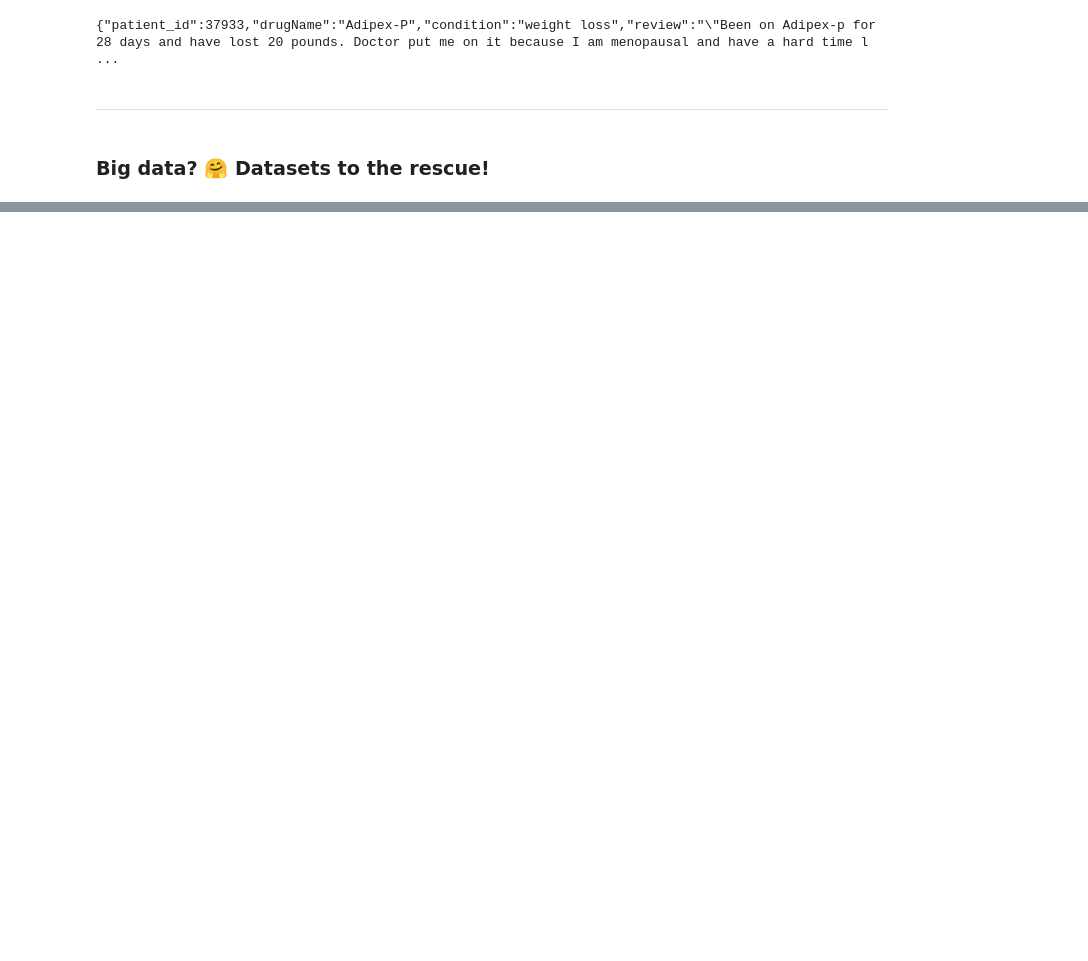
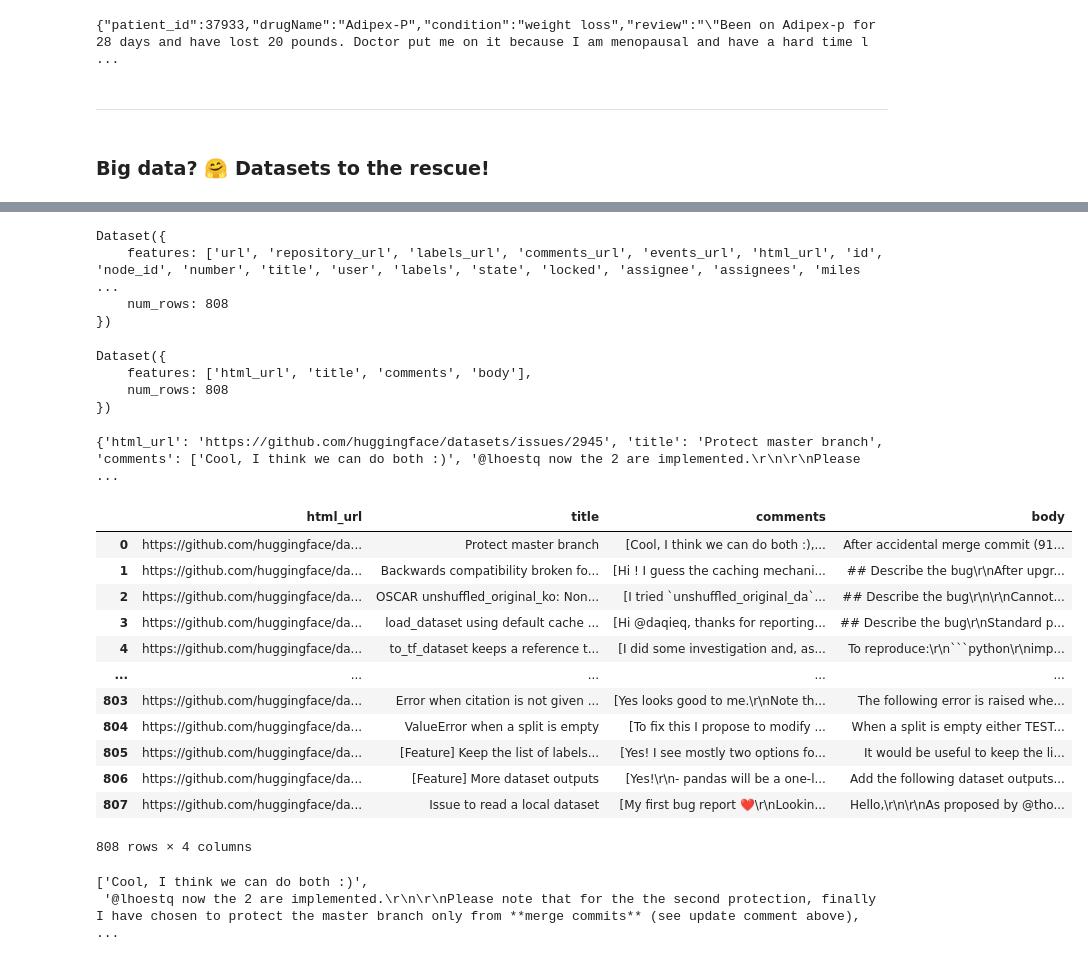
Before and after one commit to buruzaemon/hf-nlp-course, a Jupyter notebook: HF_NLP_Ch5.ipynb, the cells around one changed output, grey strips where cells are left out. Cells and saved outputs as stored; diff of their text form; code cells hidden in the pictures; blank space fills up the shorter version.

````diff
--- a/HF_NLP_Ch5.ipynb
+++ b/HF_NLP_Ch5.ipynb
@@ -798,0 +1077,5 @@ drug_dataset_reloaded = load_dataset("json", data_files=data_files)
+# %%
+from datasets import load_dataset
+
+issues_dataset = load_dataset("lewtun/github-issues", split="train")
+issues_dataset
@@ -798,0 +1088,49 @@ drug_dataset_reloaded = load_dataset("json", data_files=data_files)
+# %%
+issues_dataset = issues_dataset.filter(
+    lambda x: (x["is_pull_request"] == False and len(x["comments"]) > 0)
+)
+issues_dataset
+# %% [output]
+Dataset({
+    features: ['url', 'repository_url', 'labels_url', 'comments_url', 'events_url', 'html_url', 'id', 'node_id', 'number', 'title', 'user', 'labels', 'state', 'locked', 'assignee', 'assignees', 'miles ...
+    num_rows: 808
+})
+# %%
+columns = issues_dataset.column_names
+columns_to_keep = ["title", "body", "html_url", "comments"]
+columns_to_remove = set(columns_to_keep).symmetric_difference(columns)
+
+issues_dataset = issues_dataset.remove_columns(columns_to_remove)
+issues_dataset
+# %% [output]
+Dataset({
+    features: ['html_url', 'title', 'comments', 'body'],
+    num_rows: 808
+})
+# %%
+print(issues_dataset[0])
+# %% [output]
+{'html_url': 'https://github.com/huggingface/datasets/issues/2945', 'title': 'Protect master branch', 'comments': ['Cool, I think we can do both :)', '@lhoestq now the 2 are implemented.\r\n\r\nPlease ...
+# %%
+issues_dataset.set_format("pandas")
+df = issues_dataset[:]
+df
+# %% [output]
+|  | html_url | title | comments | body |
+| 0 | https://github.com/huggingface/da... | Protect master branch | [Cool, I think we can do both :),... | After accidental merge commit (91... |
+| 1 | https://github.com/huggingface/da... | Backwards compatibility broken fo... | [Hi ! I guess the caching mechani... | ## Describe the bug\r\nAfter upgr... |
+| 2 | https://github.com/huggingface/da... | OSCAR unshuffled_original_ko: Non... | [I tried `unshuffled_original_da`... | ## Describe the bug\r\n\r\nCannot... |
+| 3 | https://github.com/huggingface/da... | load_dataset using default cache ... | [Hi @daqieq, thanks for reporting... | ## Describe the bug\r\nStandard p... |
+| 4 | https://github.com/huggingface/da... | to_tf_dataset keeps a reference t... | [I did some investigation and, as... | To reproduce:\r\n```python\r\nimp... |
+| ... | ... | ... | ... | ... |
+| 803 | https://github.com/huggingface/da... | Error when citation is not given ... | [Yes looks good to me.\r\nNote th... | The following error is raised whe... |
+| 804 | https://github.com/huggingface/da... | ValueError when a split is empty | [To fix this I propose to modify ... | When a split is empty either TEST... |
+| 805 | https://github.com/huggingface/da... | [Feature] Keep the list of labels... | [Yes! I see mostly two options fo... | It would be useful to keep the li... |
+| 806 | https://github.com/huggingface/da... | [Feature] More dataset outputs | [Yes!\r\n- pandas will be a one-l... | Add the following dataset outputs... |
+| 807 | https://github.com/huggingface/da... | Issue to read a local dataset | [My first bug report ❤️\r\nLookin... | Hello,\r\n\r\nAs proposed by @tho... |
+808 rows × 4 columns
+# %%
+df["comments"][0].tolist()
+# %% [output]
+['Cool, I think we can do both :)',
+ '@lhoestq now the 2 are implemented.\r\n\r\nPlease note that for the the second protection, finally I have chosen to protect the master branch only from **merge commits** (see update comment above),  ...
````
Also changed, not shown: parts of 105 cells of this notebook.
